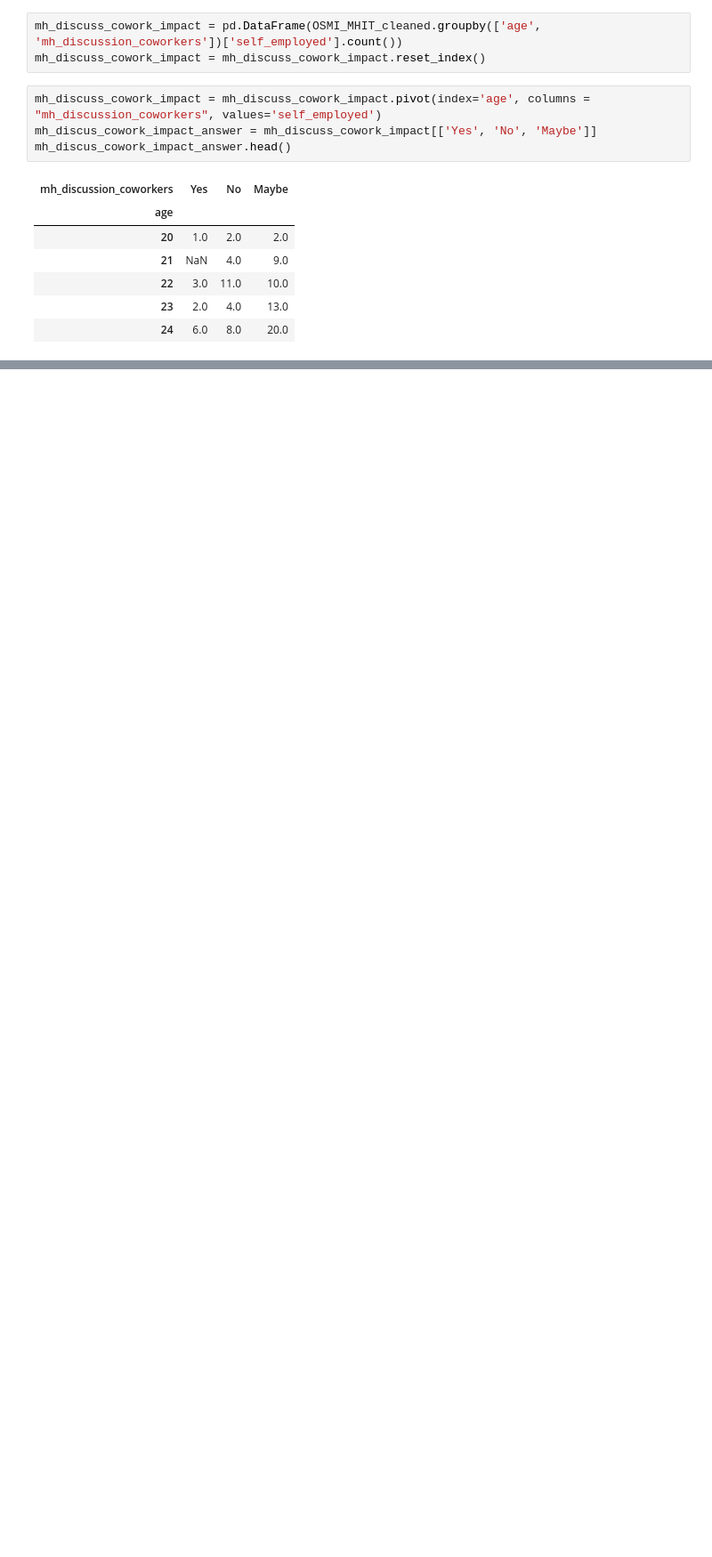
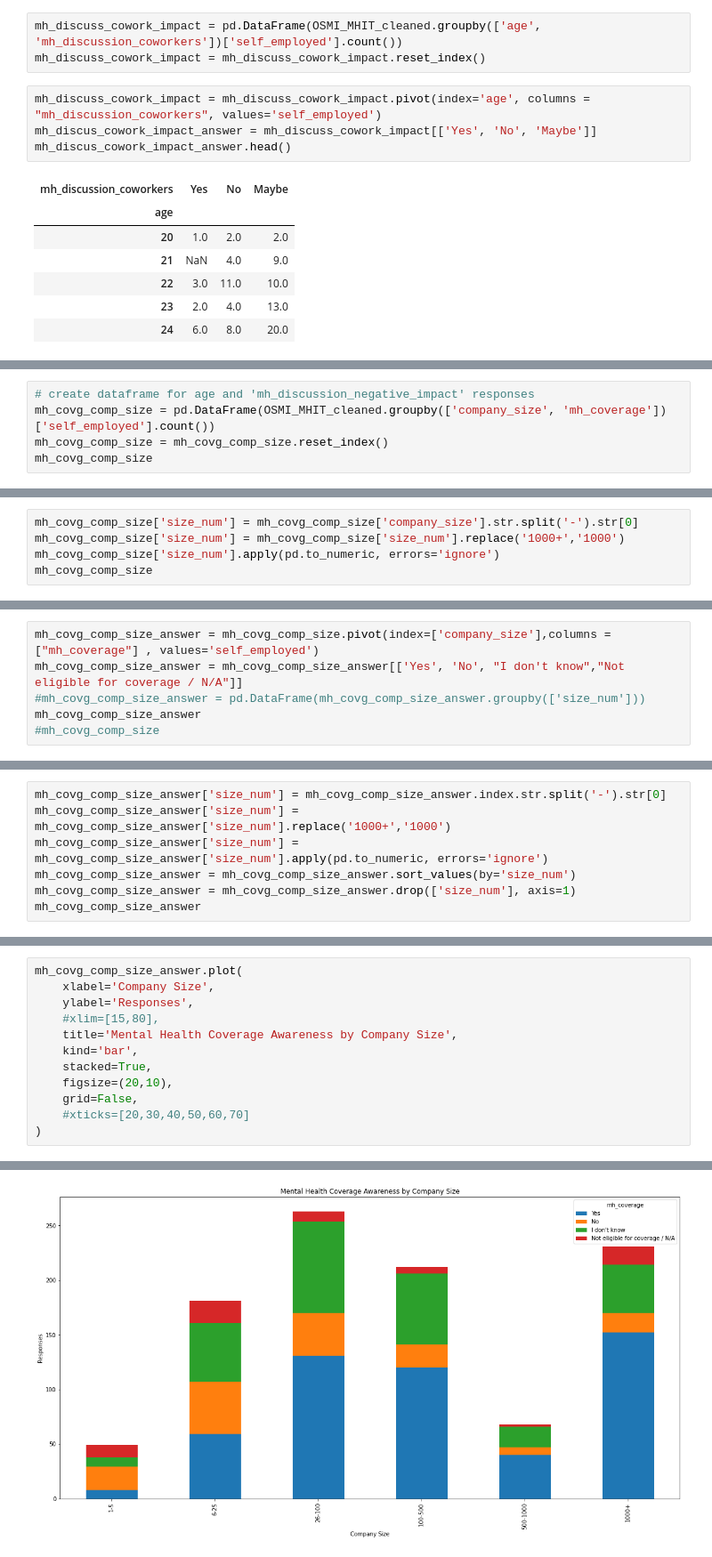
Before and after one commit to ArtTucker/mental_health_and_economics, a Jupyter notebook: practice_files/OSMI_MHIT_exploration.ipynb, the cells around one changed output, grey strips where cells are left out. Shown: that part at 89% size. Drawn from its saved outputs; the diff is of its cells as text; blank space fills up the shorter version.

```diff
--- a/practice_files/OSMI_MHIT_exploration.ipynb
+++ b/practice_files/OSMI_MHIT_exploration.ipynb
@@ -501,0 +519,5 @@ mh_discus_cowork_impact_answer.head()
+# %%
+# create dataframe for age and 'mh_discussion_negative_impact' responses
+mh_covg_comp_size = pd.DataFrame(OSMI_MHIT_cleaned.groupby(['company_size', 'mh_coverage'])['self_employed'].count())
+mh_covg_comp_size = mh_covg_comp_size.reset_index()
+mh_covg_comp_size
@@ -501,0 +542,5 @@ mh_discus_cowork_impact_answer.head()
+# %%
+mh_covg_comp_size['size_num'] = mh_covg_comp_size['company_size'].str.split('-').str[0]
+mh_covg_comp_size['size_num'] = mh_covg_comp_size['size_num'].replace('1000+','1000')
+mh_covg_comp_size['size_num'].apply(pd.to_numeric, errors='ignore')
+mh_covg_comp_size
@@ -501,0 +565,6 @@ mh_discus_cowork_impact_answer.head()
+# %%
+mh_covg_comp_size_answer = mh_covg_comp_size.pivot(index=['company_size'],columns = ["mh_coverage"] , values='self_employed')
+mh_covg_comp_size_answer = mh_covg_comp_size_answer[['Yes', 'No', "I don't know","Not eligible for coverage / N/A"]]
+#mh_covg_comp_size_answer = pd.DataFrame(mh_covg_comp_size_answer.groupby(['size_num']))
+mh_covg_comp_size_answer
+#mh_covg_comp_size
@@ -501,0 +580,7 @@ mh_discus_cowork_impact_answer.head()
+# %%
+mh_covg_comp_size_answer['size_num'] = mh_covg_comp_size_answer.index.str.split('-').str[0]
+mh_covg_comp_size_answer['size_num'] = mh_covg_comp_size_answer['size_num'].replace('1000+','1000')
+mh_covg_comp_size_answer['size_num'] = mh_covg_comp_size_answer['size_num'].apply(pd.to_numeric, errors='ignore')
+mh_covg_comp_size_answer = mh_covg_comp_size_answer.sort_values(by='size_num')
+mh_covg_comp_size_answer = mh_covg_comp_size_answer.drop(['size_num'], axis=1)
+mh_covg_comp_size_answer
@@ -501,0 +596,13 @@ mh_discus_cowork_impact_answer.head()
+# %%
+mh_covg_comp_size_answer.plot(
+    xlabel='Company Size',
+    ylabel='Responses',
+    #xlim=[15,80],
+    title='Mental Health Coverage Awareness by Company Size',
+    kind='bar',
+    stacked=True,
+    figsize=(20,10),
+    grid=False,
+    #xticks=[20,30,40,50,60,70]
+)
+# %% [output]
@@ -501,0 +610 @@ mh_discus_cowork_impact_answer.head()
+[figure, added]
```
Also changed, not shown: parts of 28 cells of this notebook.
